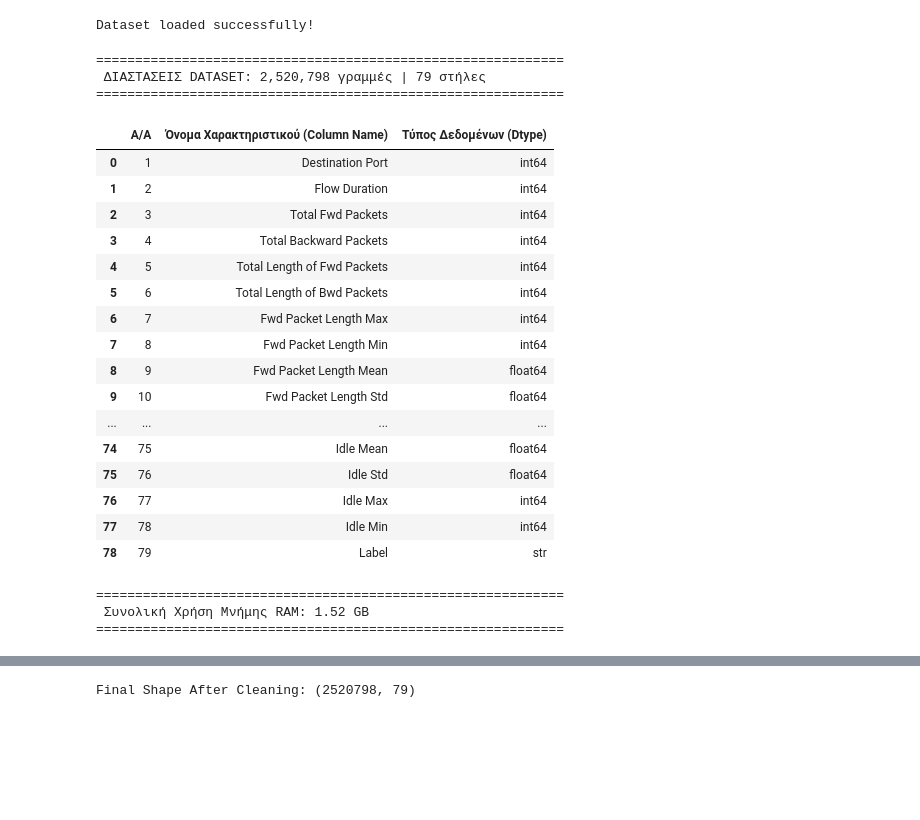
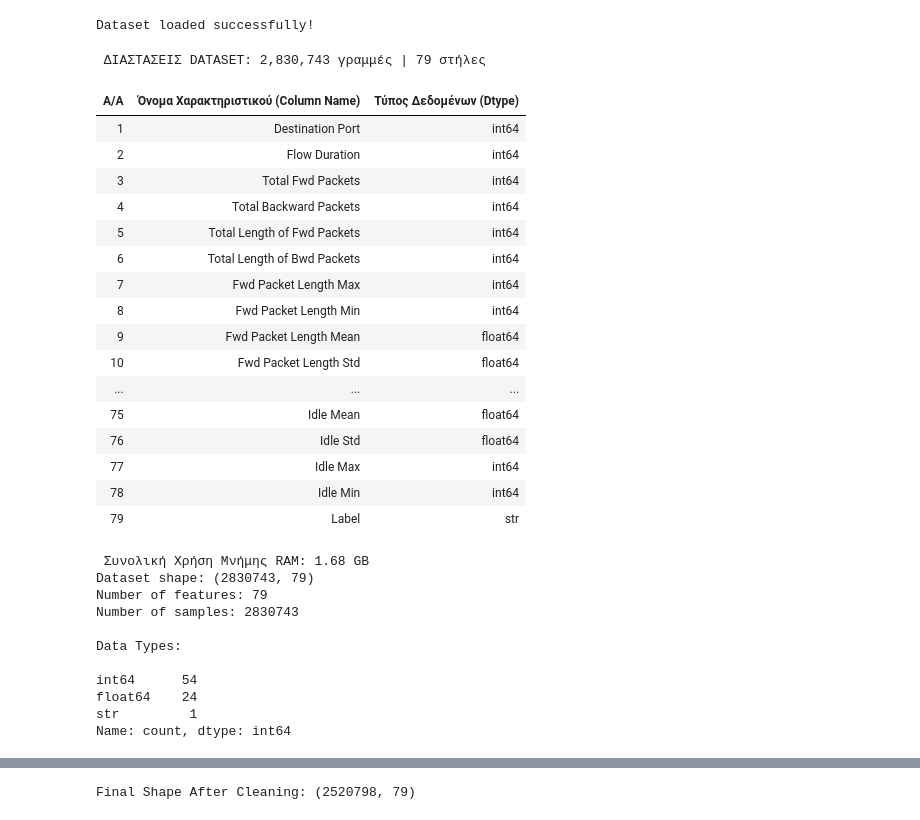
Before and after one commit to Spirosdrivilas/Export_data_ML, a Jupyter notebook: CIC_IDS_2017_EDA_Analysis.ipynb, the cells around one changed output, grey strips where cells are left out. Saved outputs shown, nothing was run; the diff lists cells and outputs as text; code cells hidden in the pictures; blank space fills up the shorter version.

```diff
--- a/CIC_IDS_2017_EDA_Analysis.ipynb
+++ b/CIC_IDS_2017_EDA_Analysis.ipynb
@@ -42,54 +68,60 @@ print("Dataset loaded successfully!")
 Dataset loaded successfully!
 # %%
 # ΚΕΛΙ 3 - Πλήρης Εμφάνιση Όλων των Στηλών σε Διαδραστικό Πίνακα
-import IPython.display as display
-
-print("="*60)
 print(f" ΔΙΑΣΤΑΣΕΙΣ DATASET: {df.shape[0]:,} γραμμές | {df.shape[1]} στήλες")
-print("="*60)
 
 # Ρύθμιση Pandas για απεριορίστα rows στην HTML εμφάνιση
 pd.set_option('display.max_rows', None)
 
 # Δημιουργία του πίνακα
 all_features = pd.DataFrame({
     'Α/Α': range(1, len(df.columns) + 1),
     'Όνομα Χαρακτηριστικού (Column Name)': df.columns,
     'Τύπος Δεδομένων (Dtype)': df.dtypes.values
 })
 
 # Εμφάνιση ως κανονικός πίνακας Jupyter (HTML DataFrame) αντί για απλό print string
-display.display(all_features)
+display.display(all_features.style.hide(axis='index'))
 
 # Επαναφορά ρυθμίσεων
 pd.reset_option('display.max_rows')
 
-print("="*60)
 memory_gb = df.memory_usage(deep=True).sum() / (1024**3)
 print(f" Συνολική Χρήση Μνήμης RAM: {memory_gb:.2f} GB")
-print("="*60)
+
+print(f"Dataset shape: {df.shape}")
+print(f"Number of features: {df.shape[1]}")
+print(f"Number of samples: {df.shape[0]}")
+print("\nData Types:\n")
+print(df.dtypes.value_counts())
 # %% [output]
-============================================================
- ΔΙΑΣΤΑΣΕΙΣ DATASET: 2,520,798 γραμμές | 79 στήλες
-============================================================
+ ΔΙΑΣΤΑΣΕΙΣ DATASET: 2,830,743 γραμμές | 79 στήλες
-|  | Α/Α | Όνομα Χαρακτηριστικού (Column Name) | Τύπος Δεδομένων (Dtype) |
-| 0 | 1 | Destination Port | int64 |
-| 1 | 2 | Flow Duration | int64 |
-| 2 | 3 | Total Fwd Packets | int64 |
-| 3 | 4 | Total Backward Packets | int64 |
-| 4 | 5 | Total Length of Fwd Packets | int64 |
-| 5 | 6 | Total Length of Bwd Packets | int64 |
-| 6 | 7 | Fwd Packet Length Max | int64 |
-| 7 | 8 | Fwd Packet Length Min | int64 |
-| 8 | 9 | Fwd Packet Length Mean | float64 |
-| 9 | 10 | Fwd Packet Length Std | float64 |
-| ... | ... | ... | ... |
-| 74 | 75 | Idle Mean | float64 |
-| 75 | 76 | Idle Std | float64 |
-| 76 | 77 | Idle Max | int64 |
-| 77 | 78 | Idle Min | int64 |
-| 78 | 79 | Label | str |
+| Α/Α | Όνομα Χαρακτηριστικού (Column Name) | Τύπος Δεδομένων (Dtype) |
+| 1 | Destination Port | int64 |
+| 2 | Flow Duration | int64 |
+| 3 | Total Fwd Packets | int64 |
+| 4 | Total Backward Packets | int64 |
+| 5 | Total Length of Fwd Packets | int64 |
+| 6 | Total Length of Bwd Packets | int64 |
+| 7 | Fwd Packet Length Max | int64 |
+| 8 | Fwd Packet Length Min | int64 |
+| 9 | Fwd Packet Length Mean | float64 |
+| 10 | Fwd Packet Length Std | float64 |
+| ... | ... | ... |
+| 75 | Idle Mean | float64 |
+| 76 | Idle Std | float64 |
+| 77 | Idle Max | int64 |
+| 78 | Idle Min | int64 |
+| 79 | Label | str |
-============================================================
- Συνολική Χρήση Μνήμης RAM: 1.52 GB
-============================================================
+ Συνολική Χρήση Μνήμης RAM: 1.68 GB
+Dataset shape: (2830743, 79)
+Number of features: 79
+Number of samples: 2830743
+
+Data Types:
+
+int64      54
+float64    24
+str         1
+Name: count, dtype: int64
 # %% [markdown]
```
Also changed, not shown: parts of 46 cells of this notebook.
